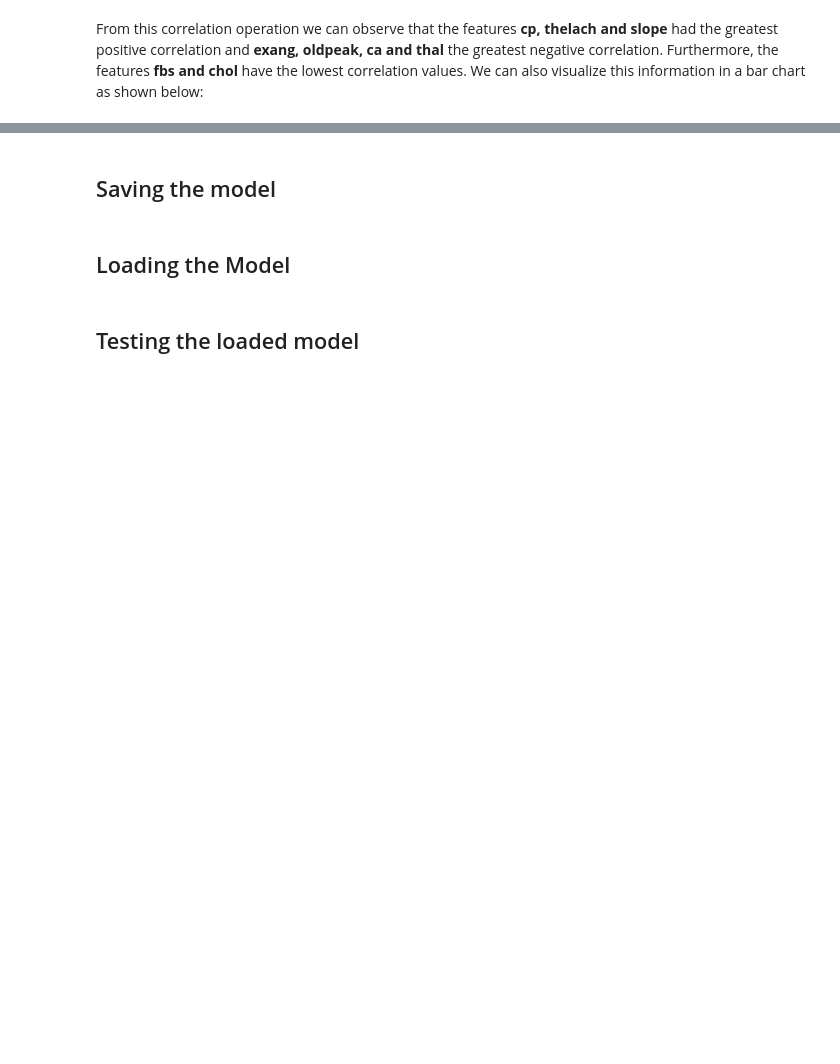
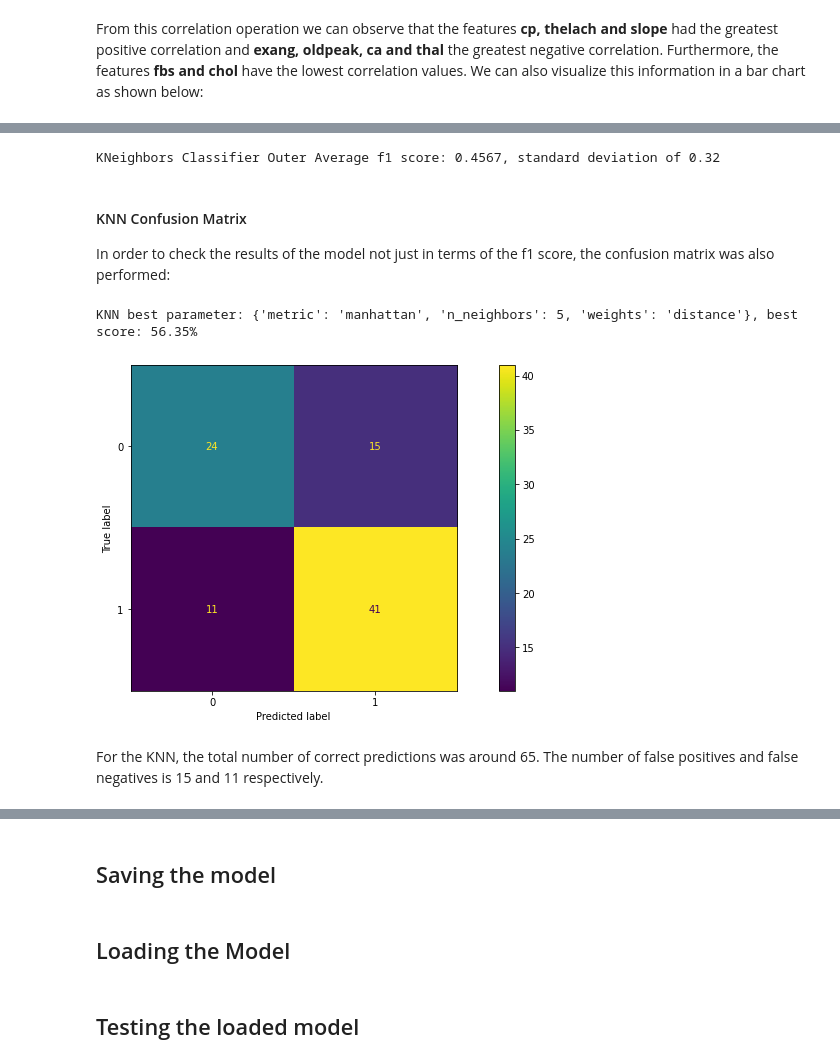
Before and after one commit to kevinmgamboa/heart_disease_prediction_app, a Jupyter notebook: model_train.ipynb, the cells around one changed output, grey strips where cells are left out. Saved outputs shown, nothing was run; the diff lists cells and outputs as text; code cells hidden in the pictures; blank space fills up the shorter version.

```diff
--- a/model_train.ipynb
+++ b/model_train.ipynb
@@ -70,7 +155,6 @@ In this section we will simply split the dataset into training and testing using
 # %%
 # separating input and output
-X = dataset.iloc[:,:-1]
-y = dataset.iloc[:,-1]
+x_in, y_out = dataset.iloc[:,:-1], dataset.iloc[:,-1]
 # separating training and validation
-x_train, x_val, y_train, y_val = train_test_split(X, y, test_size=0.30, random_state=50)
+x_train, x_val, y_train, y_val = train_test_split(x_in, y_out, test_size=0.30, random_state=50)
 print('Input dimension = ', x_train.shape, '\nNo. examples for validation = ', len(y_val))
@@ -119,0 +325,49 @@ No. examples for validation =  91
+# %%
+# Parameter Establishment
+KNN_parameters = {'metric': ['minkowski', 'euclidean', 'manhattan', 'chebyshev'],
+            'n_neighbors': [5, 10, 20, 30],
+            'weights': ['uniform', 'distance']}
+
+# Initializing Model
+KNN_model = KNeighborsClassifier()
+
+# # Inner Block
+# KNN_cv_inner_block = GridSearchCV(estimator=KNN_model, param_grid=KNN_parameters,
+#     cv=inner_cv_parameters, scoring= evaluation_metric)
+
+# # Outer Block
+# KNN_cv_outer_block = cross_val_score(KNN_cv_inner_block,
+#     x_in, y_out, cv=outer_cv_parameters, scoring=evaluation_metric)
+
+# # Model score in outer block
+# print('KNeighbors Classifier Outer Average f1 score: %.4f, standard deviation of %0.2f'
+#       %(KNN_cv_outer_block.mean(), KNN_cv_outer_block.std()))
+
+# # Storage of model performance
+# summary_model_performance['KNN'] = KNN_cv_outer_block.mean()
+# %% [output]
+KNeighbors Classifier Outer Average f1 score: 0.4567, standard deviation of 0.32
+# %% [markdown]
+#### KNN Confusion Matrix
+In order to check the results of the model not just in terms of the f1 score, the confusion matrix was also performed:
+# %%
+# Estimating best hyperparameter through gridsearch, using all the data available
+KNN_best = GridSearchCV(estimator=KNN_model, param_grid=KNN_parameters, cv=inner_cv_parameters)
+KNN_best.fit(x_in, y_out)
+
+# Creating model with best parameters and training with train data
+KNN_final = KNeighborsClassifier(**KNN_best.best_params_)
+KNN_final.fit(x_train, y_train)
+
+# Finding and storing model performance & confusion matrix results
+tn, fp, fn, tp = skl.metrics.confusion_matrix(y_val, KNN_final.predict(x_val)).ravel()
+summary_model_performance['KNN'] = {'mscore': KNN_cv_outer_block.mean(), 'tcorrect': tn+tp, 'fpositives': fp, 'fnegatives': fn}
+
+# Getting confusion matrix on validation data
+skl.metrics.plot_confusion_matrix(KNN_final, x_val, y_val)
+print('KNN best parameter: %s, best score: %.2f%% '%(KNN_best.best_params_, 100*KNN_best.best_score_))
+# %% [output]
+KNN best parameter: {'metric': 'manhattan', 'n_neighbors': 5, 'weights': 'distance'}, best score: 56.35%
+[figure, added]
+# %% [markdown]
+For the KNN, the total number of correct predictions was around 65. The number of false positives and false negatives is 15 and 11 respectively.
```
Also changed, not shown: parts of 55 cells of this notebook.
